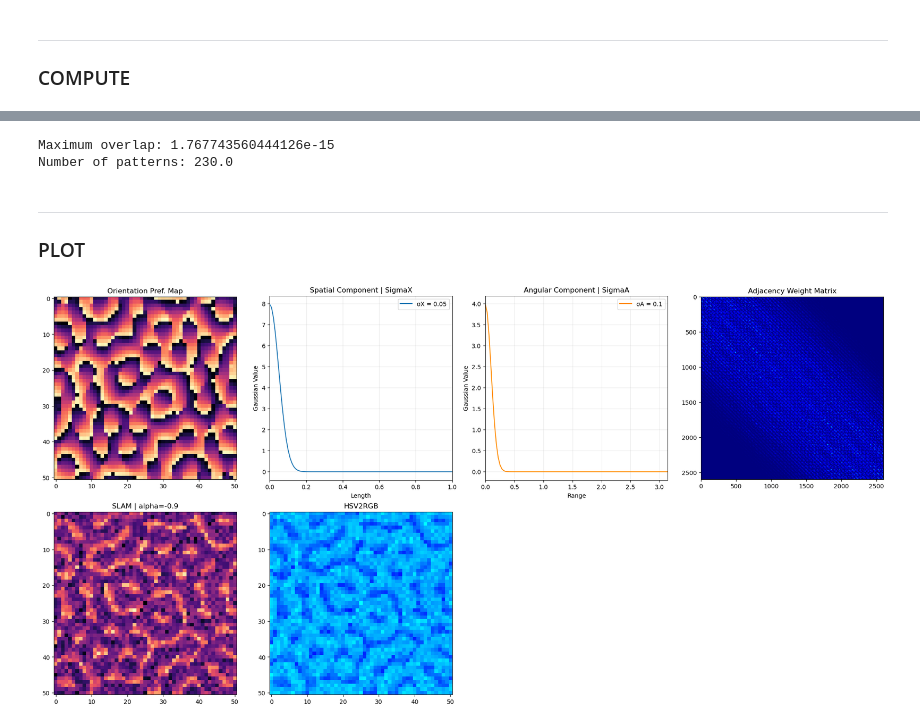
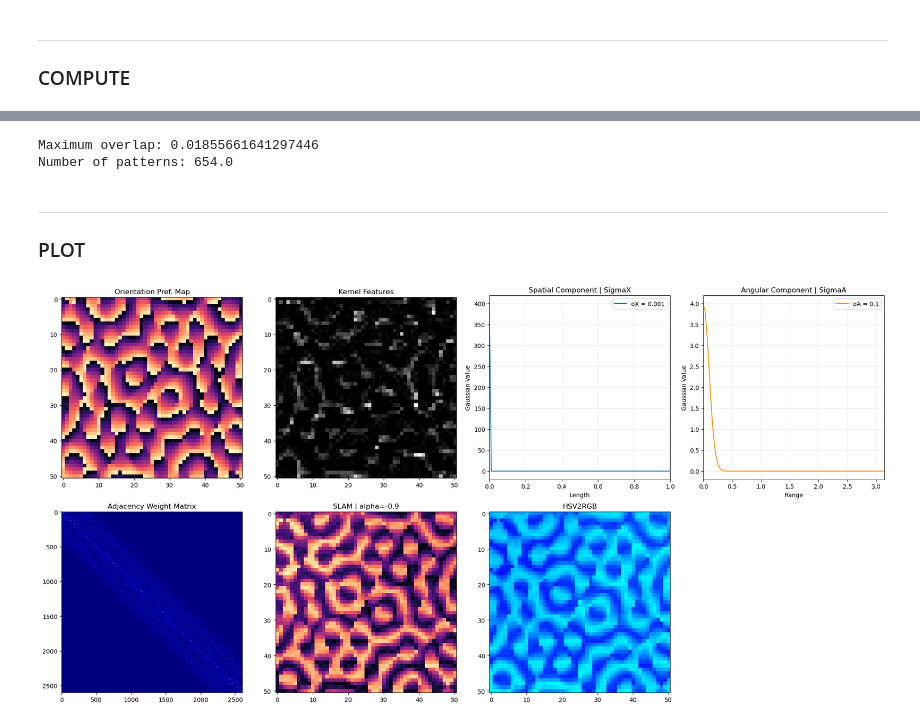
Before and after one commit to epochlab/LAM, a Jupyter notebook: lab/build_dev_23.ipynb, the cells around one changed output, grey strips where cells are left out. Drawn from its saved outputs; the diff is of its cells as text; code cells hidden in the pictures.

```diff
--- a/lab/build_dev_23.ipynb
+++ b/lab/build_dev_23.ipynb
@@ -63,9 +48,9 @@ Text(0.5, 1.0, 'Feature Activations')
 
 ### HYPER-PARAMETERS
 # %%
-# Optimize / resize data
-src = libtools.downsample(src, 4)
-features = libtools.downsample(features, 4)
+factor = 4
+src = libtools.downsample(src, factor)
+features = libtools.downsample(features, factor)
 # %%
 N = 8192                            # Neurons | Default: 30000
 prob = 0.1                          # Sparsity
@@ -76,7 +61,7 @@ norm_mode = 'asym'                  # Asymmetric Normalisation
 alpha = -0.9                        # Ratio between local and global inhibition
 P = src.shape[0] * src.shape[1]     # N Nodes
 
-sigmaX = 0.05                       # Spatial Gaussian Scale
+sigmaX = 0.001                      # Spatial Gaussian Scale
 sigmaA = 0.1                        # Angular Component Scale
 
 # Init condition (Center cell/pixel)
@@ -114,9 +95,8 @@ m[start_node] = m.min() # Clamp start_node
 
 max_m = np.max(m)
 Nactive = np.mean(np.sum((m > 0.5*max_m), axis=0))
-
 print("Maximum overlap:", max_m)
 print("Number of patterns:", Nactive)
 # %% [output]
-Maximum overlap: 1.767743560444126e-15
-Number of patterns: 230.0
+Maximum overlap: 0.01855661641297446
+Number of patterns: 654.0
@@ -138,35 +118,38 @@ for a in range(l.shape[0]):
 # %%
 plt.figure(figsize=(20,10))
 plt.subplot(2, 4, 1)
 plt.imshow(src, 'magma')
 plt.title('Orientation Pref. Map')
 
 plt.subplot(2, 4, 2)
+plt.imshow(features, 'gray')
+plt.title('Kernel Features')
+
+plt.subplot(2, 4, 3)
 dist_s = np.linspace(0, 1, 100)
 dist_a = np.linspace(0, np.pi, 100)
 plt.plot(dist_s, libtools.gaussian(dist_s, sigmaX), label=f'σX = {sigmaX}')
 plt.title('Spatial Component | SigmaX')
 plt.xlabel('Length'), plt.ylabel('Gaussian Value')
 plt.xlim([0, 1]), plt.grid(alpha=0.25), plt.legend()
 
-plt.subplot(2, 4, 3)
+plt.subplot(2, 4, 4)
 plt.plot(dist_a, libtools.gaussian(dist_a, sigmaA), 'darkorange', label=f'σA = {sigmaA}')
 plt.title('Angular Component | SigmaA')
 plt.xlabel('Range'), plt.ylabel('Gaussian Value')
 plt.xlim([0, np.pi]), plt.grid(alpha=0.25), plt.legend()
 
-plt.subplot(2, 4, 4)
+plt.subplot(2, 4, 5)
 plt.imshow(W, 'jet')
 plt.title('Adjacency Weight Matrix')
 
-plt.subplot(2, 4, 5)
+plt.subplot(2, 4, 6)
 plt.imshow(m.reshape(src.shape), 'magma')
 plt.title('SLAM | alpha=' + str(alpha))
 
-plt.subplot(2, 4, 6)
+plt.subplot(2, 4, 7)
 plt.imshow(hsv_map)
 plt.title('HSV2RGB')
-
 plt.tight_layout()
 # %% [output]
-[figure, old version]
+[figure, new version]
```
Also changed, not shown: parts of 7 cells of this notebook.
